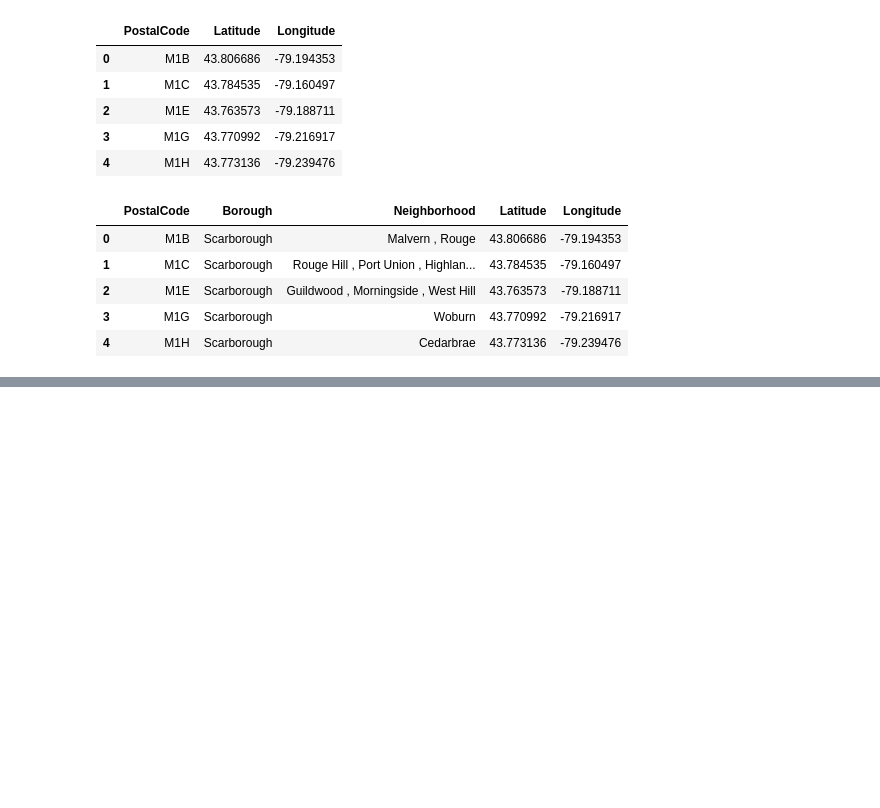
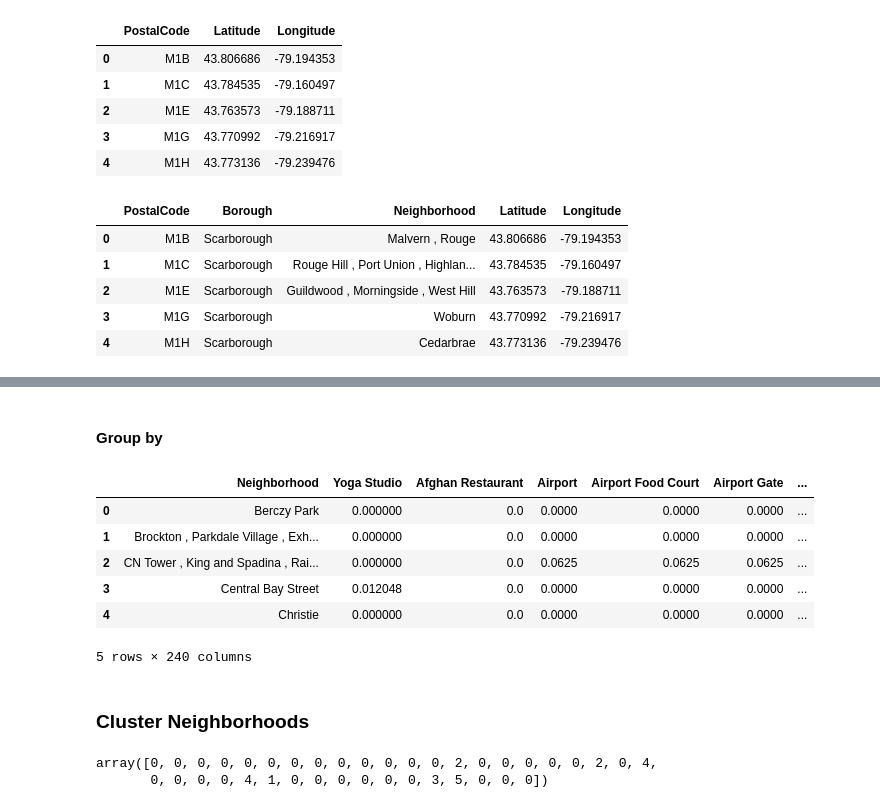
Before and after one commit to christian9317/Coursera_Capstone, a Jupyter notebook: Capstone Project Notebook - Week 3 - Toronton clustering.ipynb, the cells around one changed output, grey strips where cells are left out. Cells and saved outputs as stored; diff of their text form; code cells hidden in the pictures; blank space fills up the shorter version.

Commit message:
Clustering

```diff
--- a/Capstone Project Notebook - Week 3 - Toronton clustering.ipynb
+++ b/Capstone Project Notebook - Week 3 - Toronton clustering.ipynb
@@ -174,0 +336,15 @@ df_toronto.head()
+# %% [markdown]
+#### Group by
+# %%
+toronto_grouped = toronto_onehot.groupby('Neighborhood').mean().reset_index()
+toronto_grouped.head()
+# %% [output]
+|  | Neighborhood | Yoga Studio | Afghan Restaurant | Airport | Airport Food Court | Airport Gate | ... |
+| 0 | Berczy Park | 0.000000 | 0.0 | 0.0000 | 0.0000 | 0.0000 | ... |
+| 1 | Brockton , Parkdale Village , Exh... | 0.000000 | 0.0 | 0.0000 | 0.0000 | 0.0000 | ... |
+| 2 | CN Tower , King and Spadina , Rai... | 0.000000 | 0.0 | 0.0625 | 0.0625 | 0.0625 | ... |
+| 3 | Central Bay Street | 0.012048 | 0.0 | 0.0000 | 0.0000 | 0.0000 | ... |
+| 4 | Christie | 0.000000 | 0.0 | 0.0000 | 0.0000 | 0.0000 | ... |
+5 rows × 240 columns
+# %% [markdown]
+### Cluster Neighborhoods
@@ -174,0 +356,10 @@ df_toronto.head()
+# %%
+# Fit model
+K=6
+neigh = KMeans(init = "k-means++", n_clusters = K, n_init = 20).fit(toronto_grouped_clustering)
+
+# check cluster labels generated for each row in the dataframe
+neigh.labels_
+# %% [output]
+array([0, 0, 0, 0, 0, 0, 0, 0, 0, 0, 0, 0, 0, 2, 0, 0, 0, 0, 0, 2, 0, 4,
+       0, 0, 0, 0, 4, 1, 0, 0, 0, 0, 0, 0, 3, 5, 0, 0, 0])
```
Also changed, not shown: parts of 27 cells of this notebook.
